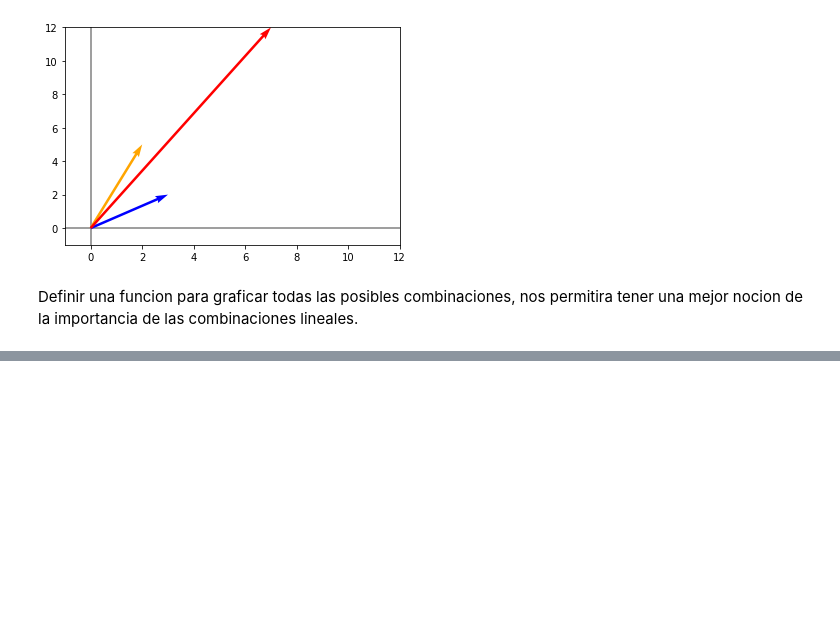
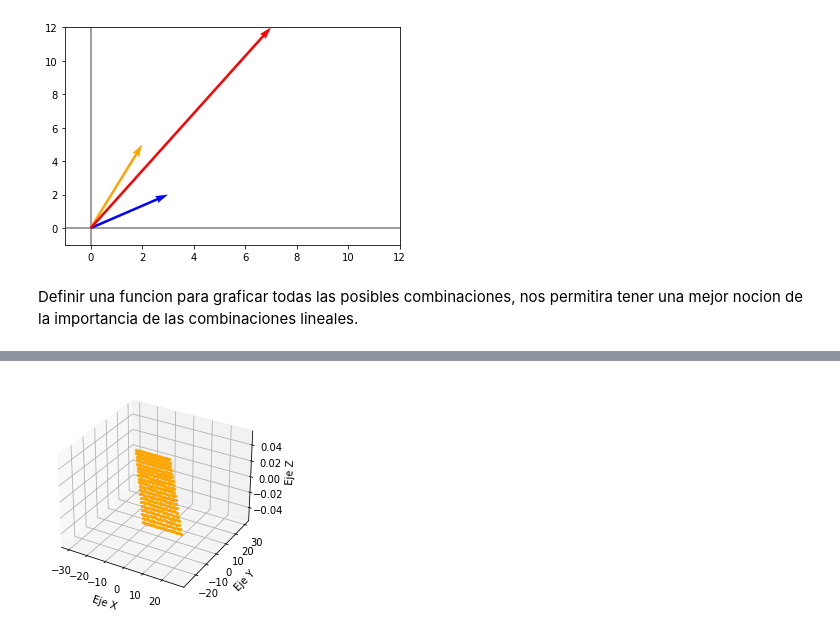
Before and after one commit to OscarABazanez/Fundamentos-de-Algebra-Lineal-con-Python, a Jupyter notebook: [2] transposicion-suma-matrices-escalares.ipynb, the cells around one changed output, grey strips where cells are left out. Cells and saved outputs as stored; diff of their text form; code cells hidden in the pictures; blank space fills up the shorter version.

```diff
--- a/[2] transposicion-suma-matrices-escalares.ipynb
+++ b/[2] transposicion-suma-matrices-escalares.ipynb
@@ -564,0 +617,23 @@ plt.show()
+# %%
+from mpl_toolkits.mplot3d import Axes3D
+
+v1 = np.array([1, 0, 0])
+v2 = np.array([2, -3, 0])
+
+fig = plt.figure()
+ax = fig.add_subplot(111, projection='3d')
+
+for a in range(-10,10):
+    for b in range(-10,10):
+        ax.scatter(v1[0]*a + v2[0]*b, v1[1]*a + v2[1]*b,
+                   v1[2]*a + v2[2]*b,
+                   marker = '.',
+                   color = "orange")
+
+ax.set_xlabel('Eje X')
+ax.set_ylabel('Eje Y')
+ax.set_zlabel('Eje Z')
+
+plt.show()
+# %% [output]
+[figure, added]
```
Also changed, not shown: parts of 13 cells of this notebook.
